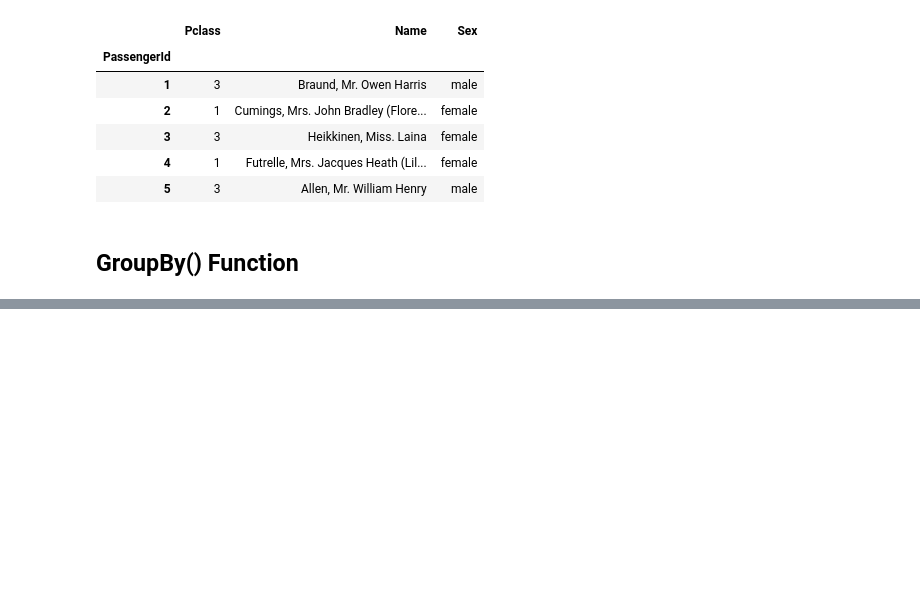
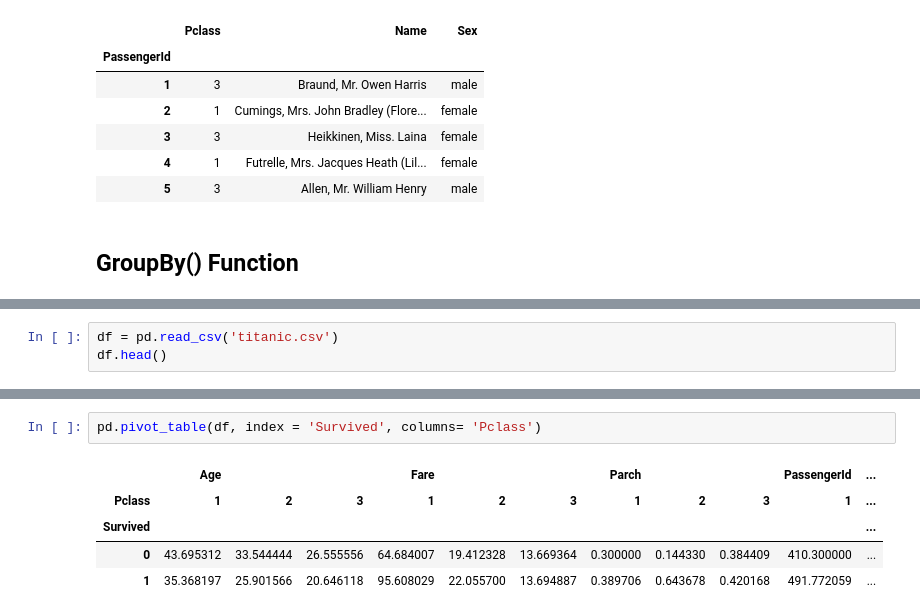
Before and after one commit to GarimaPaudel/Python-Libraries, a Jupyter notebook: Pandas.ipynb, the cells around one changed output, grey strips where cells are left out. Cells and saved outputs as stored; diff of their text form; blank space fills up the shorter version.

```diff
--- a/Pandas.ipynb
+++ b/Pandas.ipynb
@@ -764,0 +987,3 @@ dfl.iloc[0:5,1:4]
+# %%
+df = pd.read_csv('titanic.csv')
+df.head()
@@ -764,0 +1025,8 @@ dfl.iloc[0:5,1:4]
+# %%
+pd.pivot_table(df, index = 'Survived', columns= 'Pclass')
+# %% [output]
+|  | Age |  |  | Fare |  |  | Parch |  |  | PassengerId | ... |
+| Pclass | 1 | 2 | 3 | 1 | 2 | 3 | 1 | 2 | 3 | 1 | ... |
+| Survived |  |  |  |  |  |  |  |  |  |  | ... |
+| 0 | 43.695312 | 33.544444 | 26.555556 | 64.684007 | 19.412328 | 13.669364 | 0.300000 | 0.144330 | 0.384409 | 410.300000 | ... |
+| 1 | 35.368197 | 25.901566 | 20.646118 | 95.608029 | 22.055700 | 13.694887 | 0.389706 | 0.643678 | 0.420168 | 491.772059 | ... |
```
Also changed, not shown: parts of 31 cells of this notebook.
